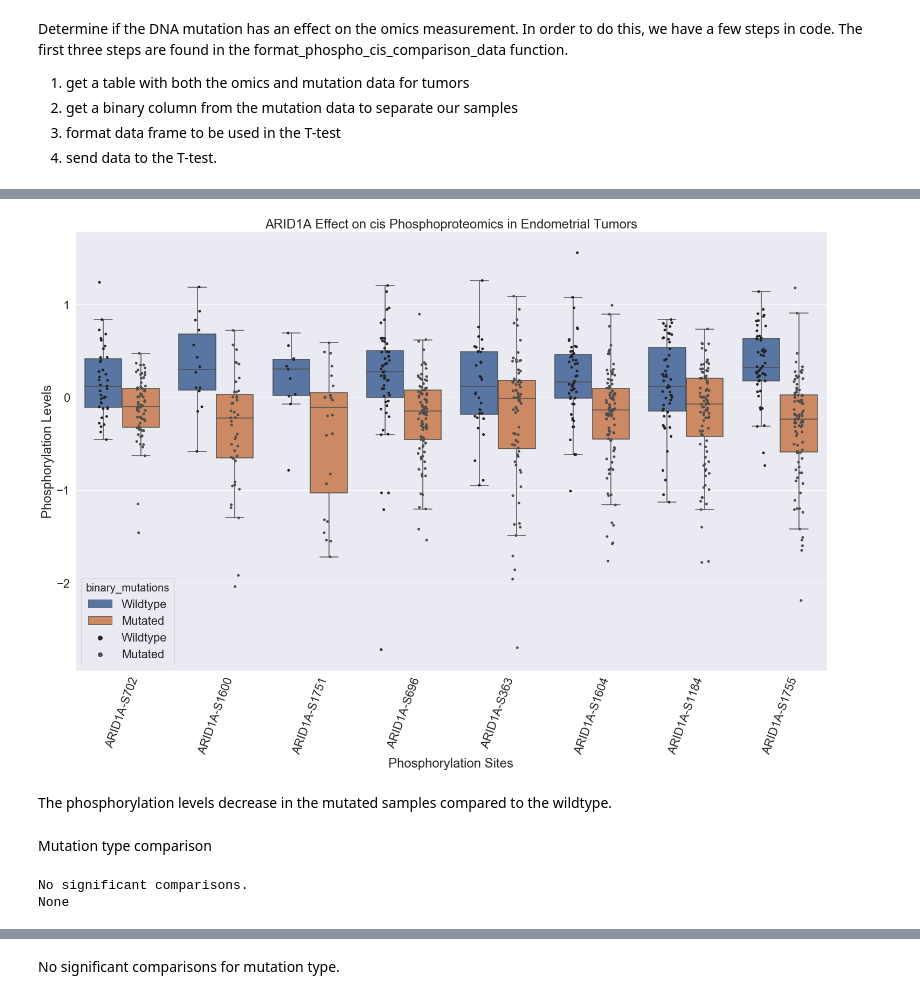
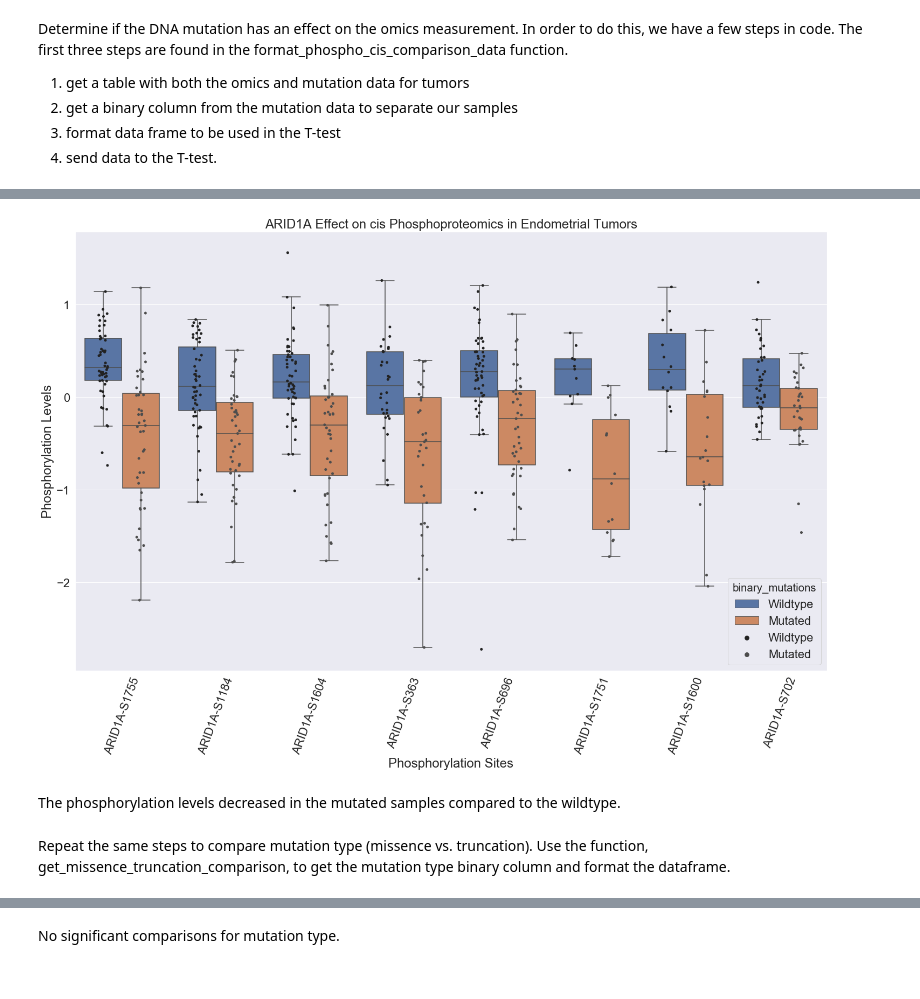
Before and after one commit to PayneLab/WhenMutationsMatter, a Jupyter notebook: Protein Notebooks/ARID1A/ARID1A_cis_phosphoproteomics.ipynb, the cells around one changed output, grey strips where cells are left out. Saved outputs shown, nothing was run; the diff lists cells and outputs as text; code cells hidden in the pictures.

```diff
--- a/Protein Notebooks/ARID1A/ARID1A_cis_phosphoproteomics.ipynb
+++ b/Protein Notebooks/ARID1A/ARID1A_cis_phosphoproteomics.ipynb
@@ -88,0 +67,6 @@ for phospho_name in phospho_list:
+# %%
+# Step 4 - T-test comparing means of mutated vs wildtype effect on cis omics
+print("Doing t-test comparison for mutation status\n")
+omics_col_list = list(only_phospho.columns)
+sig_pval_mut_status = al.wrap_ttest(binary_phospho, 'binary_mutations', omics_col_list)
+print(sig_pval_mut_status)
@@ -88,0 +85,8 @@ for phospho_name in phospho_list:
+# %%
+# Create data frame with all significant phospho sites in order to graph
+phospho_list = list(sig_pval_mut_status['Comparison'])
+sig_phospho_df = pd.melt(binary_phospho, id_vars = 'binary_mutations',
+            value_vars = phospho_list, var_name = 'specific_phospho', value_name = 'phosphoproteomics')
+sig_phospho_df.replace(to_replace = '_phosphoproteomics', value = '',
+                        inplace = True, regex = True) # shorten column names
+sig_phospho_df.head()
@@ -89,21 +100,21 @@ for phospho_name in phospho_list:
 # %%
 # Step 5 - Create boxplot to compare wildtype and mutated effect on omics data
 plt.rcParams['figure.figsize']=(25,15) #size of plot
 sns.set(font_scale = 2)
-en_cis_boxplot = sns.boxplot(data = all_data, x = 'specific_phospho', y = 'phosphoproteomics', hue = 'binary_mutations',
+en_cis_boxplot = sns.boxplot(data = sig_phospho_df, x = 'specific_phospho', y = 'phosphoproteomics', hue = 'binary_mutations',
                              hue_order = ["Wildtype","Mutated"], showfliers = False)
 en_cis_boxplot.set_title(gene + " Effect on cis Phosphoproteomics in Endometrial Tumors")
-en_cis_boxplot = sns.stripplot(data= all_data, x = 'specific_phospho', y = 'phosphoproteomics', hue = 'binary_mutations',
+en_cis_boxplot = sns.stripplot(data = sig_phospho_df, x = 'specific_phospho', y = 'phosphoproteomics', hue = 'binary_mutations',
                                hue_order = ["Wildtype","Mutated"], jitter = True, color = ".3", dodge = True)
 en_cis_boxplot.set(xlabel = 'Phosphorylation Sites', ylabel = "Phosphorylation Levels")
-en_cis_boxplot.set_xticklabels(en_cis_boxplot.get_xticklabels(),rotation=70)
+en_cis_boxplot.set_xticklabels(en_cis_boxplot.get_xticklabels(),rotation = 70)
 plt.show()
 plt.clf()
 plt.close()
 # %% [output]
-[figure, old version]
+[figure, new version]
 # %% [markdown]
-The phosphorylation levels decrease in the mutated samples compared to the wildtype.
+The phosphorylation levels decreased in the mutated samples compared to the wildtype.
-# %% [markdown]
-Mutation type comparison
+# %% [markdown]
+Repeat the same steps to compare mutation type (missence vs. truncation). Use the function, get_missence_truncation_comparison, to get the mutation type binary column and format the dataframe.
 # %%
@@ -110,7 +122 @@ Mutation type comparison
 formated_phospho_mut_type = f.get_missence_truncation_comparison(en_object, 'phosphoproteomics', gene)
-# %%
-significant_pval_results = al.wrap_ttest(formated_phospho_mut_type, 'binary_mutations', omics_col_list)
-print(significant_pval_results)
-# %% [output]
-No significant comparisons.
-None
```
Also changed, not shown: parts of 10 cells of this notebook, 1 other file.
